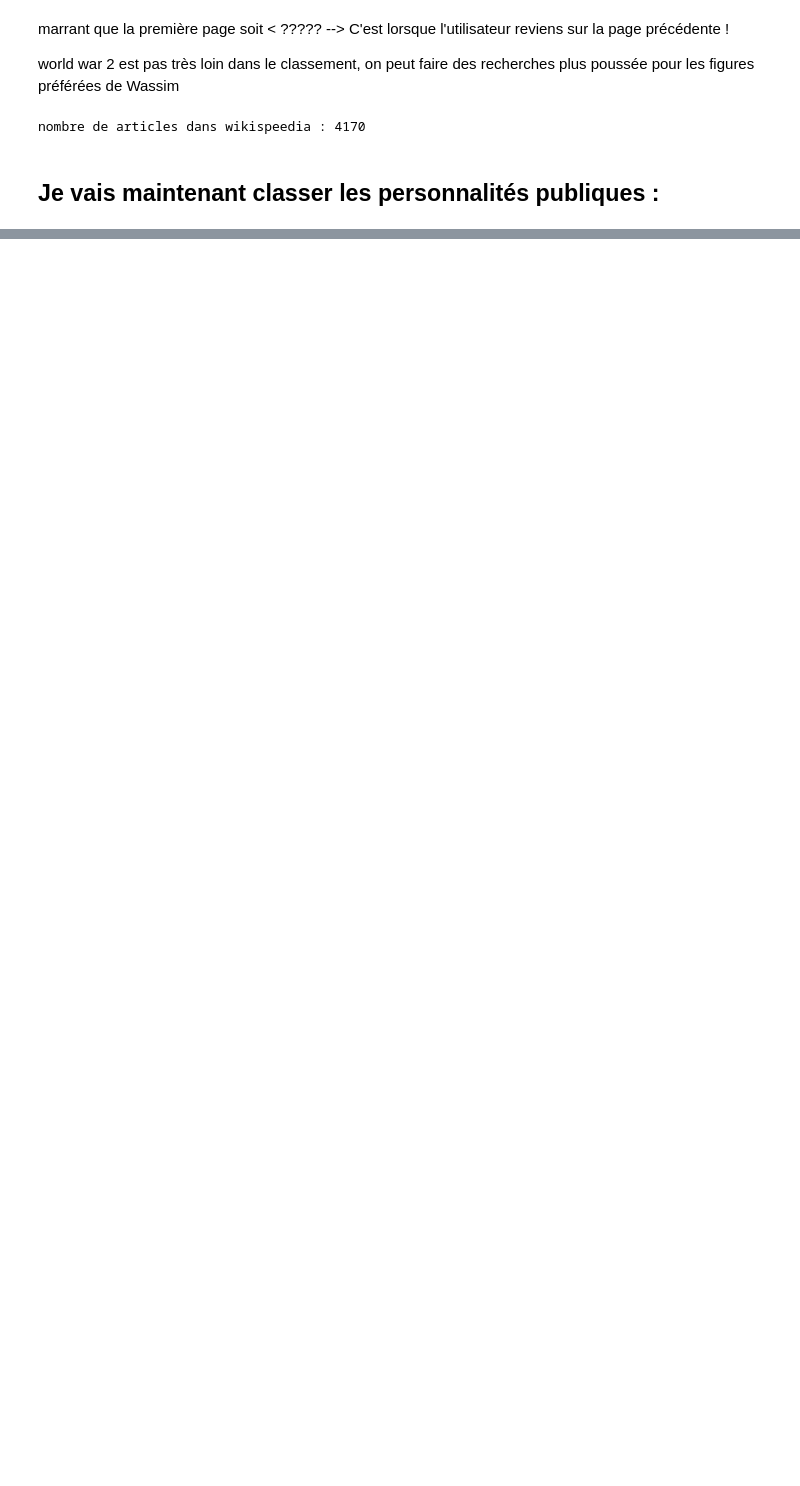
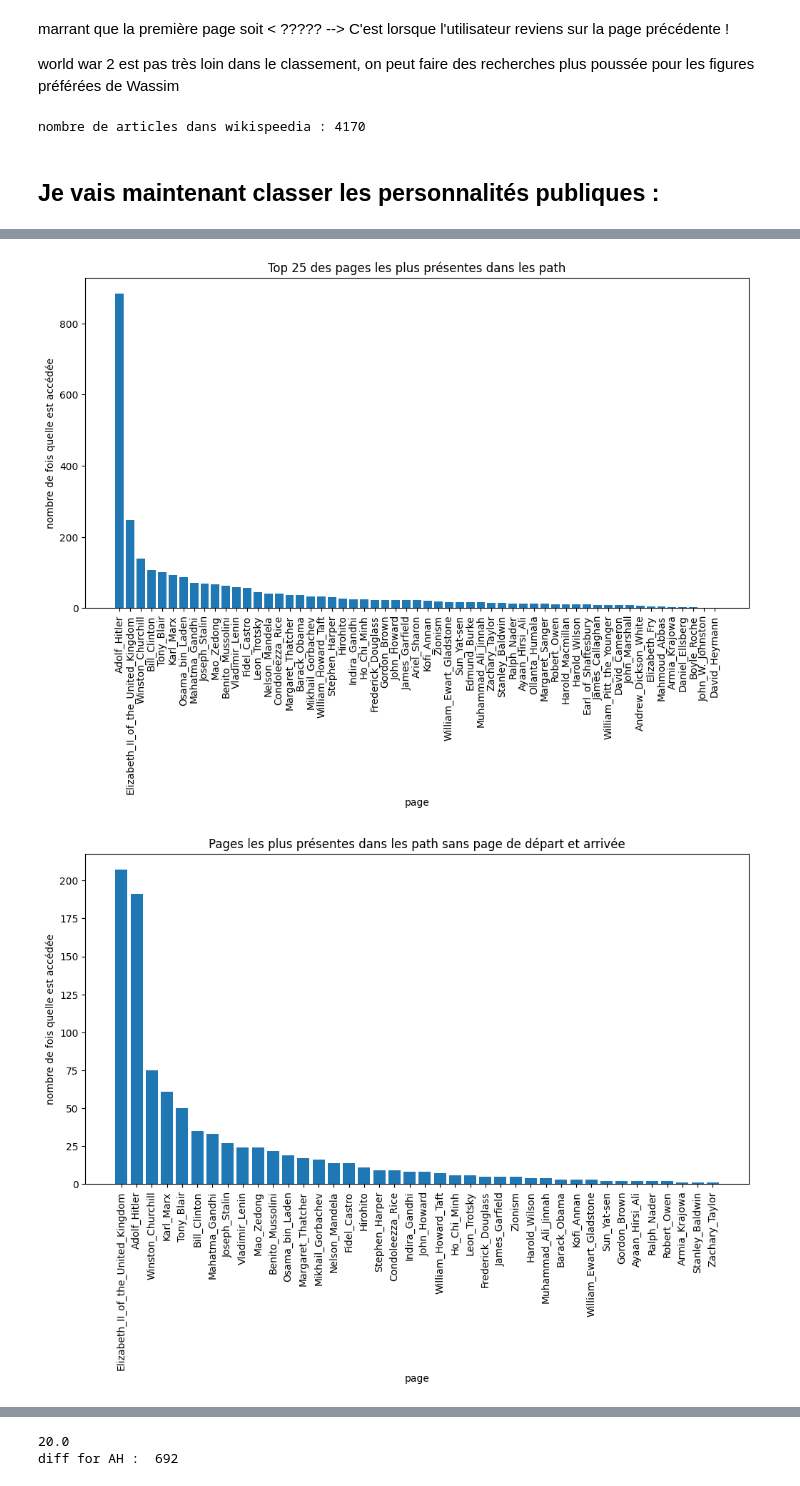
Before and after one commit to epfl-ada/ada-2023-project-miaoumiaou, a Jupyter notebook: Visualisation_wiki.ipynb, the cells around one changed output, grey strips where cells are left out. Drawn from its saved outputs; the diff is of its cells as text; code cells hidden in the pictures; blank space fills up the shorter version.

```diff
--- a/Visualisation_wiki.ipynb
+++ b/Visualisation_wiki.ipynb
@@ -185,0 +195,14 @@ finished_path.head()
+# %%
+def get_internal_paths(path_list):
+    return path_list[1:-1]
+# %%
+finished_path['internal_paths'] = finished_path['path'].apply(get_internal_paths)
+
+internal_paths_df = finished_path.explode('internal_paths')
+
+path_frequency = internal_paths_df['internal_paths'].value_counts().reset_index()
+
+path_frequency.columns = ['path', 'frequency']
+
+# Display the result
+print(path_frequency)
@@ -309,0 +307,60 @@ hubs_political_people
+# %%
+import numpy as np
+path_frequency_dict = path_frequency.set_index('path')['frequency'].to_dict()
+
+all_hubs = dict(sorted(path_fin_count.items(), key=lambda item: item[1], reverse=True))
+all_hubs_sans_startend = dict(sorted(path_frequency_dict.items(), key=lambda item: item[1], reverse=True))
+#print(all_hubs)
+hubs_people = {key: value for key, value in all_hubs.items() if key in people['article'].tolist()}
+hubs_political_people = {key: value for key, value in hubs_people.items() if key in people[people['categories'] == 'Political_People']['article'].tolist()}
+
+hubs_people_sans_startend = {key: value for key, value in all_hubs_sans_startend.items() if key in people['article'].tolist()}
+hubs_political_people_sans_startend = {key: value for key, value in hubs_people_sans_startend.items() if key in people[people['categories'] == 'Political_People']['article'].tolist()}
+
+#hubs_political_people
+
+pages = list(hubs_political_people.keys())
+counts = list(hubs_political_people.values())
+
+plt.figure(figsize=(12, 6))
+plt.bar(pages, counts)
+plt.xlabel('page')
+plt.ylabel('nombre de fois quelle est accédée')
+plt.xticks(rotation=90)
+plt.title('Top 25 des pages les plus présentes dans les path')
+
+
+pages2 = list(hubs_political_people_sans_startend.keys())
+counts2 = list(hubs_political_people_sans_startend.values())
+
+plt.figure(figsize=(12, 6))
+plt.bar(pages2, counts2)
+plt.xlabel('page')
+plt.ylabel('nombre de fois quelle est accédée')
+plt.xticks(rotation=90)
+plt.title('Pages les plus présentes dans les path sans page de départ et arrivée')
+
+common_keys = set(hubs_political_people.keys()) & set(hubs_political_people_sans_startend.keys())
+
+# Create a dictionary for the difference in items only for common keys
+diff_items = {key: hubs_political_people[key] - hubs_political_people_sans_startend[key] for key in common_keys}
+
+# Create a bar plot for the difference in items
+plt.figure(figsize=(12, 6))
+plt.bar(diff_items.keys(), diff_items.values(), color='blue')
+plt.xlabel('Page')
+plt.ylabel('Différence de nombre de fois accédée')
+plt.xticks(rotation=90)
+plt.title('Différence de nombre de fois accédée entre hubs_political_people et hubs_political_people_sans_startend')
+plt.show()
+
+diff_values = list(diff_items.values())
+median_diff = np.median(diff_values)
+
+print(median_diff)
+
+diff_for_AH = diff_items['Adolf_Hitler']
+print('diff for AH : ',diff_for_AH)
+# %% [output]
+[figure, added]
+[figure, added]
@@ -309,0 +368,2 @@ hubs_political_people
+20.0
+diff for AH :  692
```
Also changed, not shown: parts of 18 cells of this notebook, 1 other file.
